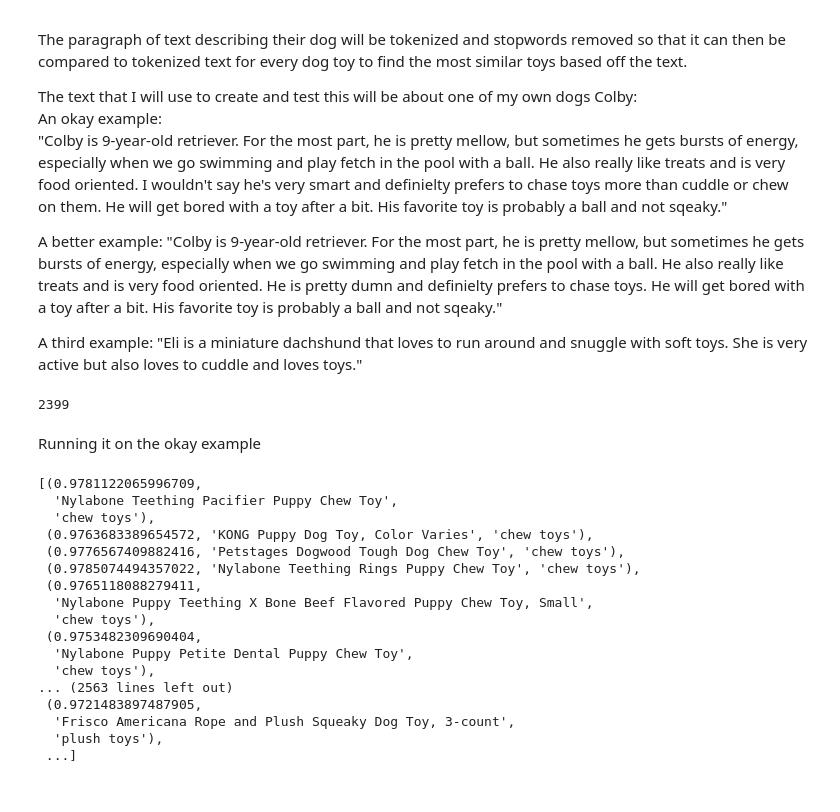
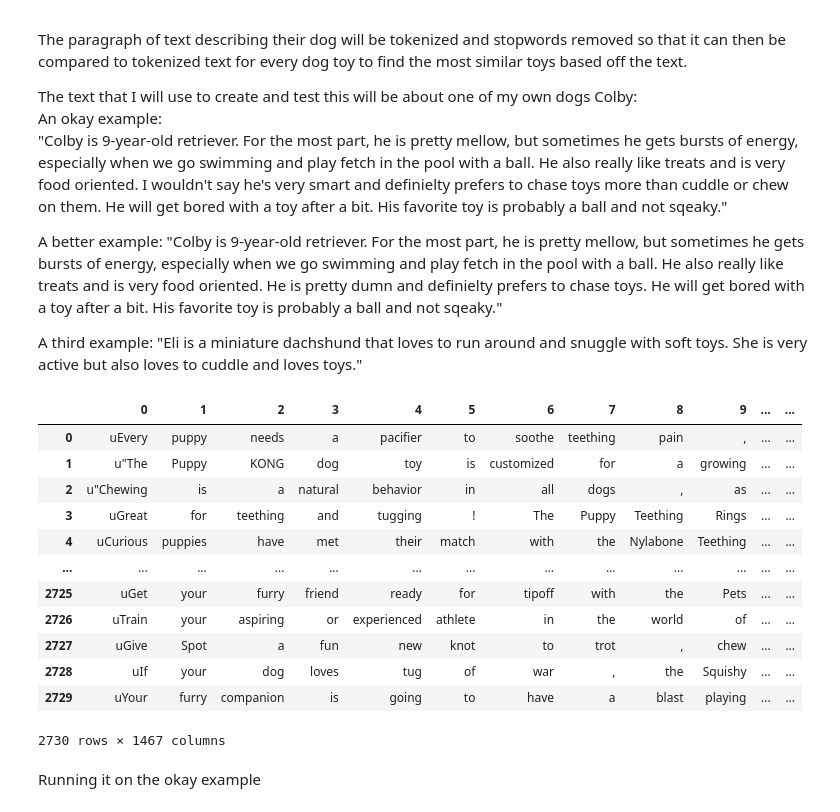
Before and after one commit to haleytaft/capstone, a Jupyter notebook: spacy-testing.ipynb, the cells around one changed output. Drawn from its saved outputs; the diff is of its cells as text; code cells hidden in the pictures.

```diff
--- a/spacy-testing.ipynb
+++ b/spacy-testing.ipynb
@@ -91,10 +92,31 @@ for i in range(len(data)):
     if data['combined_text'][i] != '':
         doc = nlp_lg("u" + str(data['combined_text'][i]) + "'")
         list_docs.append(doc)
-# %%
-len(list_docs)
-# %% [output]
-2399
+# %%
+
+# list_docs = {}
+# for i in range(len(data)):
+#     if data['combined_text'][i] != '':
+#         doc = nlp_lg("u" + str(data['combined_text'][i]) + "'")
+#         list_docs[i] = doc
+
+pd.DataFrame(list_docs)
+# print(len(list_docs.keys()))
+# len(list_docs.values())
+# %% [output]
+|  | 0 | 1 | 2 | 3 | 4 | 5 | 6 | 7 | 8 | 9 | ... | ... |
+| 0 | uEvery | puppy | needs | a | pacifier | to | soothe | teething | pain | , | ... | ... |
+| 1 | u"The | Puppy | KONG | dog | toy | is | customized | for | a | growing | ... | ... |
+| 2 | u"Chewing | is | a | natural | behavior | in | all | dogs | , | as | ... | ... |
+| 3 | uGreat | for | teething | and | tugging | ! | The | Puppy | Teething | Rings | ... | ... |
+| 4 | uCurious | puppies | have | met | their | match | with | the | Nylabone | Teething | ... | ... |
+| ... | ... | ... | ... | ... | ... | ... | ... | ... | ... | ... | ... | ... |
+| 2725 | uGet | your | furry | friend | ready | for | tipoff | with | the | Pets | ... | ... |
+| 2726 | uTrain | your | aspiring | or | experienced | athlete | in | the | world | of | ... | ... |
+| 2727 | uGive | Spot | a | fun | new | knot | to | trot | , | chew | ... | ... |
+| 2728 | uIf | your | dog | loves | tug | of | war | , | the | Squishy | ... | ... |
+| 2729 | uYour | furry | companion | is | going | to | have | a | blast | playing | ... | ... |
+2730 rows × 1467 columns
 # %%
 # https://medium.com/@armandj.olivares/building-nlp-content-based-recommender-systems-b104a709c042
 # # This will take in what the users says and then score it based off that
@@ -135,26 +157,8 @@ def calculate_similarity_with_spacy(nlp, df, user_text, n=6):
             continue
     return toy_score
 # %%
-ranking_list = calculate_similarity_with_spacy(nlp_lg, data, user_text=user_input_1)
-ranking_list
+# ranking_list = calculate_similarity_with_spacy(nlp_lg, data, user_text=user_input_1)
+# ranking_list
-# %% [output]
-[(0.9781122065996709,
-  'Nylabone Teething Pacifier Puppy Chew Toy',
-  'chew toys'),
- (0.9763683389654572, 'KONG Puppy Dog Toy, Color Varies', 'chew toys'),
- (0.9776567409882416, 'Petstages Dogwood Tough Dog Chew Toy', 'chew toys'),
- (0.9785074494357022, 'Nylabone Teething Rings Puppy Chew Toy', 'chew toys'),
- (0.9765118088279411,
-  'Nylabone Puppy Teething X Bone Beef Flavored Puppy Chew Toy, Small',
-  'chew toys'),
- (0.9753482309690404,
-  'Nylabone Puppy Petite Dental Puppy Chew Toy',
-  'chew toys'),
-... (2563 lines left out)
- (0.9721483897487905,
-  'Frisco Americana Rope and Plush Squeaky Dog Toy, 3-count',
-  'plush toys'),
- ...]
 # %%
 # sorted(ranked_dict, reverse=True)
 # %%
```
Also changed, not shown: parts of 10 cells of this notebook, 5 other files.
